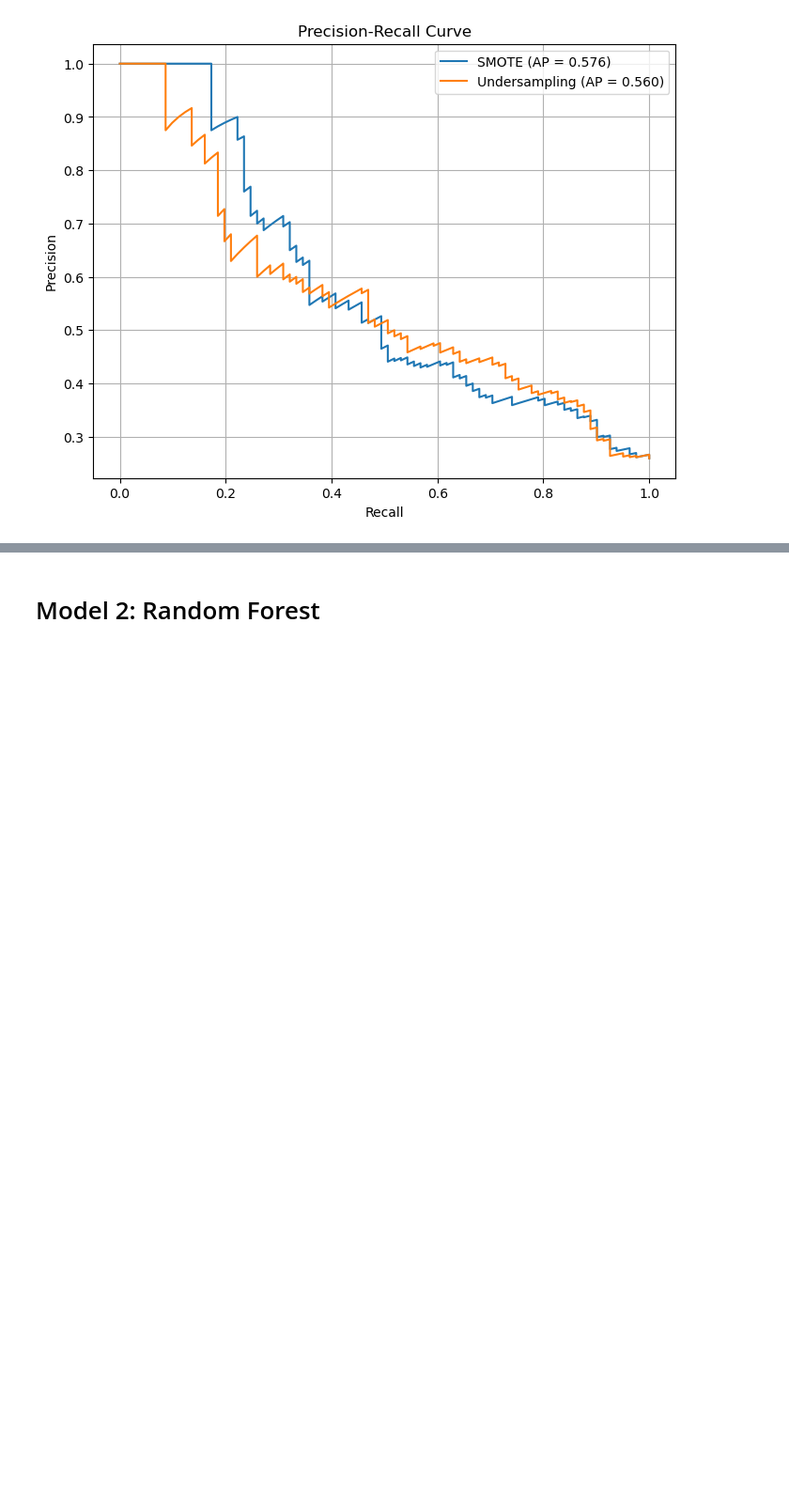
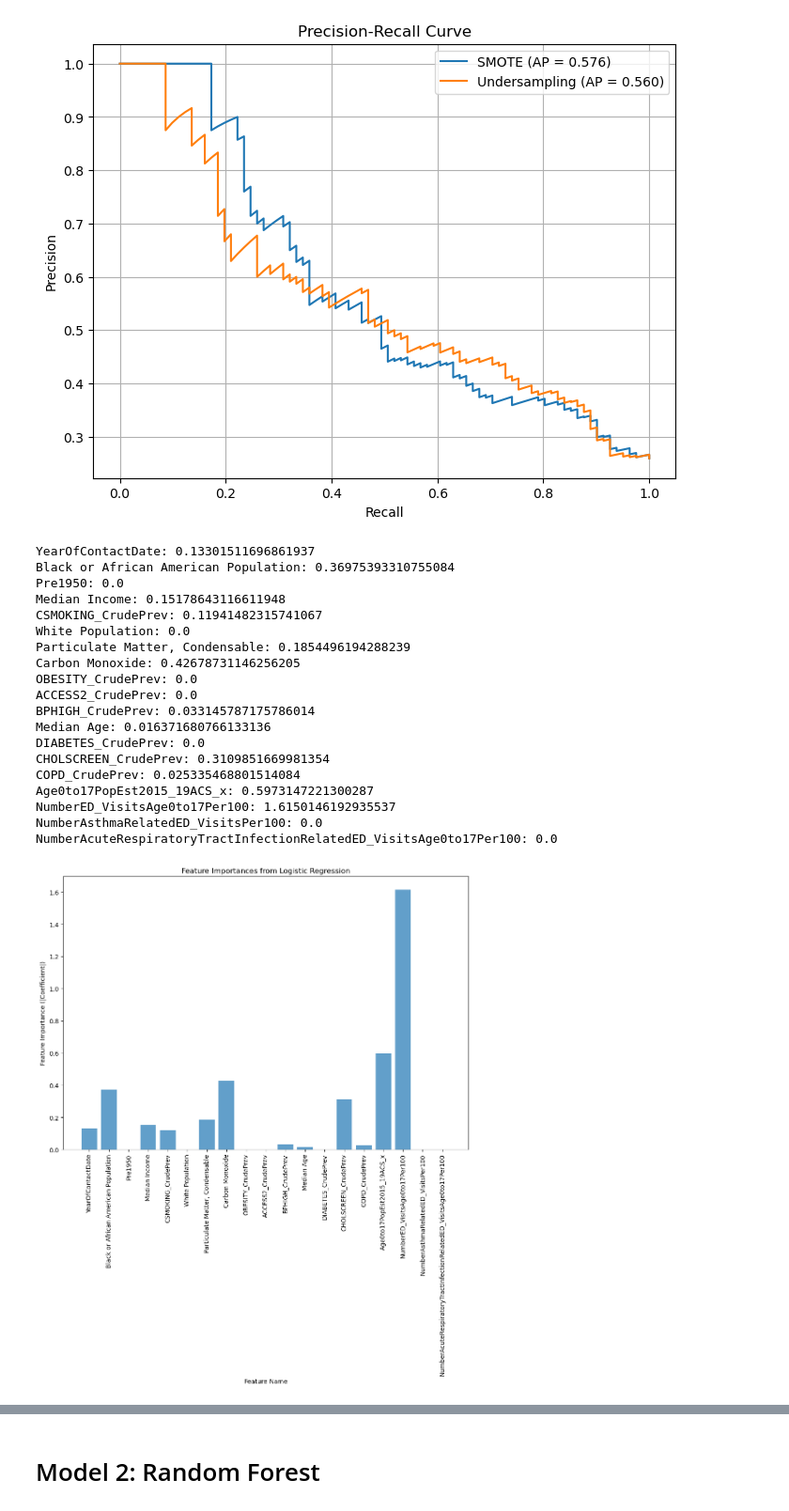
Before and after one commit to mbatheja/Allegheny_County_Asthma_ML, a Jupyter notebook: Models.ipynb, the cells around one changed output, grey strips where cells are left out. Shown at 94% size. Cells and saved outputs as stored; diff of their text form; code cells hidden in the pictures; blank space fills up the shorter version.

Commit message:
Our models

```diff
--- a/Models.ipynb
+++ b/Models.ipynb
@@ -325,3 +325,50 @@ plt.grid(True)
 plt.show()
 # %% [output]
 [figure]
+# %%
+#feature importance for base model
+# For binary classification, coef_ is shape (1, n_features)
+# For multiclass, coef_ is (n_classes, n_features)
+coefs = best_model.named_steps['classifier'].coef_
+
+# If multiclass, take mean of absolute value across classes
+if coefs.shape[0] > 1:
+    importances01 = np.mean(np.abs(coefs), axis=0)
+else:
+    importances01 = np.abs(coefs[0])
+
+# Print feature importances
+for feature, importance in zip(X_train.columns, importances01):
+    print(f"{feature}: {importance}")
+
+# Plot feature importances
+plt.figure(figsize=(10, 12))
+x = np.arange(len(X_train.columns))
+plt.bar(x, importances01, alpha=0.7)
+plt.xticks(x, X_train.columns, rotation=90)
+plt.xlabel('Feature Name')
+plt.ylabel('Feature Importance (|Coefficient|)')
+plt.title('Feature Importances from Logistic Regression')
+plt.tight_layout()
+plt.show()
+# %% [output]
+YearOfContactDate: 0.13301511696861937
+Black or African American Population: 0.36975393310755084
+Pre1950: 0.0
+Median Income: 0.15178643116611948
+CSMOKING_CrudePrev: 0.11941482315741067
+White Population: 0.0
+Particulate Matter, Condensable: 0.1854496194288239
+Carbon Monoxide: 0.42678731146256205
+OBESITY_CrudePrev: 0.0
+ACCESS2_CrudePrev: 0.0
+BPHIGH_CrudePrev: 0.033145787175786014
+Median Age: 0.016371680766133136
+DIABETES_CrudePrev: 0.0
+CHOLSCREEN_CrudePrev: 0.3109851669981354
+COPD_CrudePrev: 0.025335468801514084
+Age0to17PopEst2015_19ACS_x: 0.5973147221300287
+NumberED_VisitsAge0to17Per100: 1.6150146192935537
+NumberAsthmaRelatedED_VisitsPer100: 0.0
+NumberAcuteRespiratoryTractInfectionRelatedED_VisitsAge0to17Per100: 0.0
+[figure, added]
```
Also changed, not shown: parts of 13 cells of this notebook.
